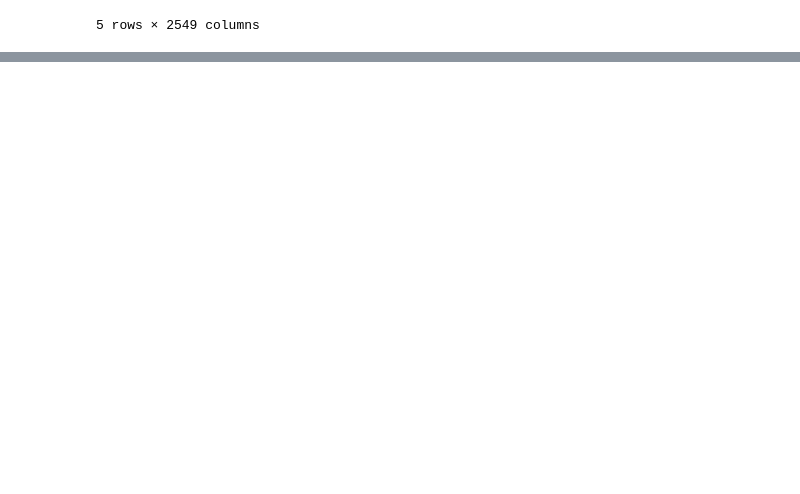
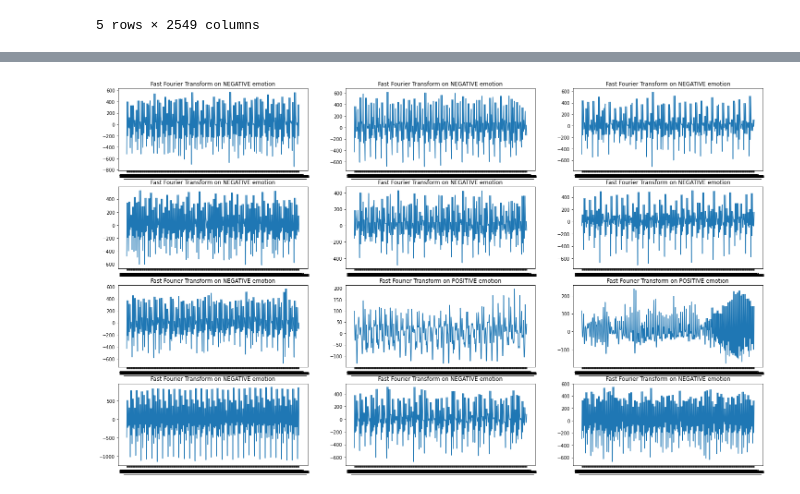
Before and after one commit to UOMDSS/workshops-2022-2023, a Jupyter notebook: semester-1/week-5-EEG-Feeling-Emotions-Logistic-Regression/notebook.ipynb, the cells around one changed output, grey strips where cells are left out. Drawn from its saved outputs; the diff is of its cells as text; code cells hidden in the pictures; blank space fills up the shorter version.

```diff
--- a/semester-1/week-5-EEG-Feeling-Emotions-Logistic-Regression/notebook.ipynb
+++ b/semester-1/week-5-EEG-Feeling-Emotions-Logistic-Regression/notebook.ipynb
@@ -51,0 +84,10 @@ Name: label, dtype: int64
+# %%
+# make multiple plots
+fig = plt.figure(figsize=(25, 15))
+for i in range(0, 12):
+    plt.subplot(4, 3, i+1)
+    plt.plot(fft_data.iloc[i*100, 1:-1])
+    img = plt.imread("assets/happy.png") if fft_data.iloc[i*100, -1] == "POSITIVE" else plt.imread("assets/sad.png")
+    plt.title("Fast Fourier Transform on " + fft_data.loc[i*100, "label"] + " emotion")
+# %% [output]
+[figure, added]
```
Also changed, not shown: parts of 12 cells of this notebook, 4 other files.
